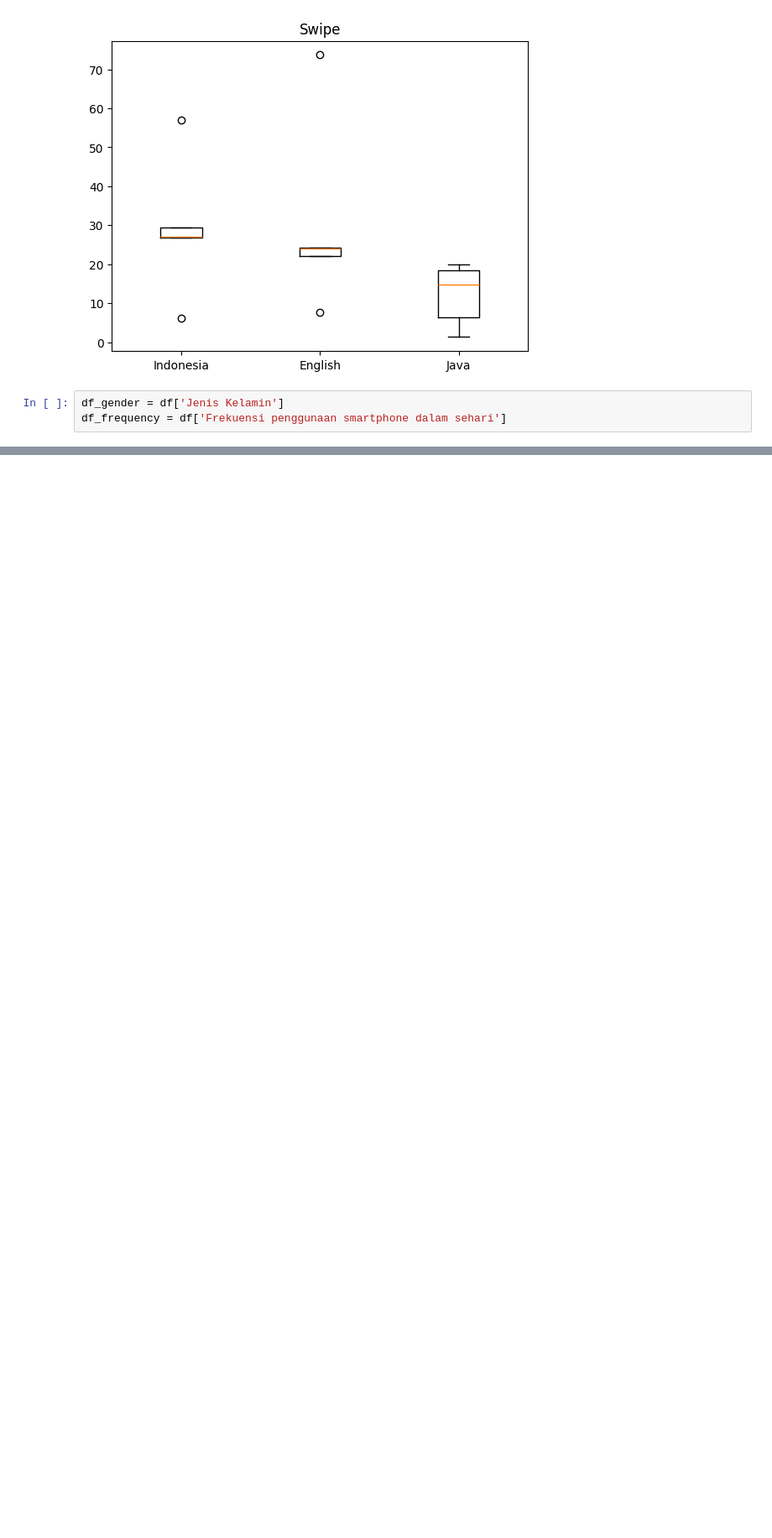
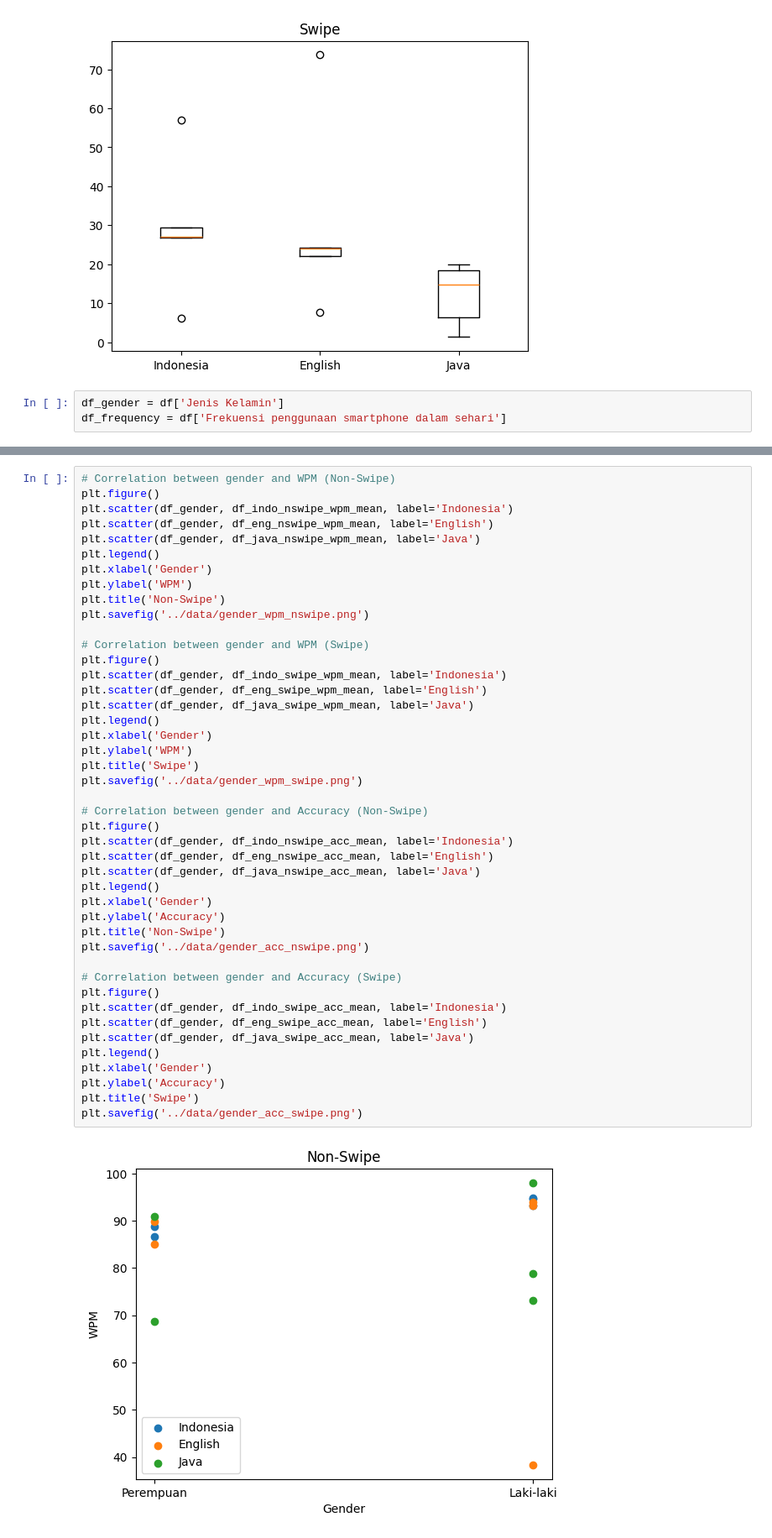
Before and after one commit to tdimk2023p/final-project-bahybintang, a Jupyter notebook: code/main.ipynb, the cells around one changed output, grey strips where cells are left out. Shown at 84% size. Cells and saved outputs as stored; diff of their text form; blank space fills up the shorter version.

```diff
--- a/code/main.ipynb
+++ b/code/main.ipynb
@@ -94,0 +119,46 @@ ValueError: could not convert string to float: '7-8 jam'
+# %%
+# Correlation between gender and WPM (Non-Swipe)
+plt.figure()
+plt.scatter(df_gender, df_indo_nswipe_wpm_mean, label='Indonesia')
+plt.scatter(df_gender, df_eng_nswipe_wpm_mean, label='English')
+plt.scatter(df_gender, df_java_nswipe_wpm_mean, label='Java')
+plt.legend()
+plt.xlabel('Gender')
+plt.ylabel('WPM')
+plt.title('Non-Swipe')
+plt.savefig('../data/gender_wpm_nswipe.png')
+
+# Correlation between gender and WPM (Swipe)
+plt.figure()
+plt.scatter(df_gender, df_indo_swipe_wpm_mean, label='Indonesia')
+plt.scatter(df_gender, df_eng_swipe_wpm_mean, label='English')
+plt.scatter(df_gender, df_java_swipe_wpm_mean, label='Java')
+plt.legend()
+plt.xlabel('Gender')
+plt.ylabel('WPM')
+plt.title('Swipe')
+plt.savefig('../data/gender_wpm_swipe.png')
+
+# Correlation between gender and Accuracy (Non-Swipe)
+plt.figure()
+plt.scatter(df_gender, df_indo_nswipe_acc_mean, label='Indonesia')
+plt.scatter(df_gender, df_eng_nswipe_acc_mean, label='English')
+plt.scatter(df_gender, df_java_nswipe_acc_mean, label='Java')
+plt.legend()
+plt.xlabel('Gender')
+plt.ylabel('Accuracy')
+plt.title('Non-Swipe')
+plt.savefig('../data/gender_acc_nswipe.png')
+
+# Correlation between gender and Accuracy (Swipe)
+plt.figure()
+plt.scatter(df_gender, df_indo_swipe_acc_mean, label='Indonesia')
+plt.scatter(df_gender, df_eng_swipe_acc_mean, label='English')
+plt.scatter(df_gender, df_java_swipe_acc_mean, label='Java')
+plt.legend()
+plt.xlabel('Gender')
+plt.ylabel('Accuracy')
+plt.title('Swipe')
+plt.savefig('../data/gender_acc_swipe.png')
+# %% [output]
+[figure, added]
```
Also changed, not shown: parts of 2 cells of this notebook, 6 other files.
